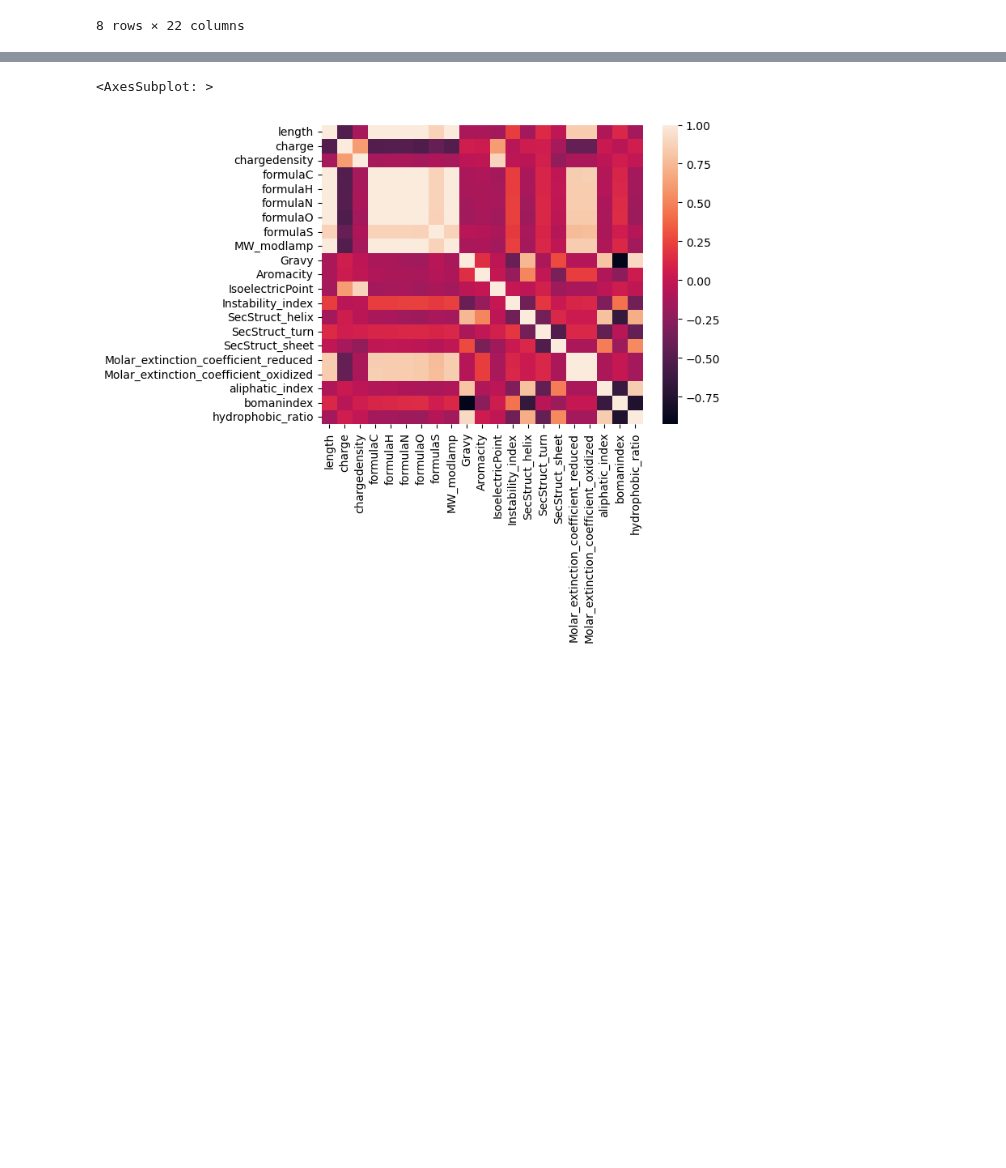
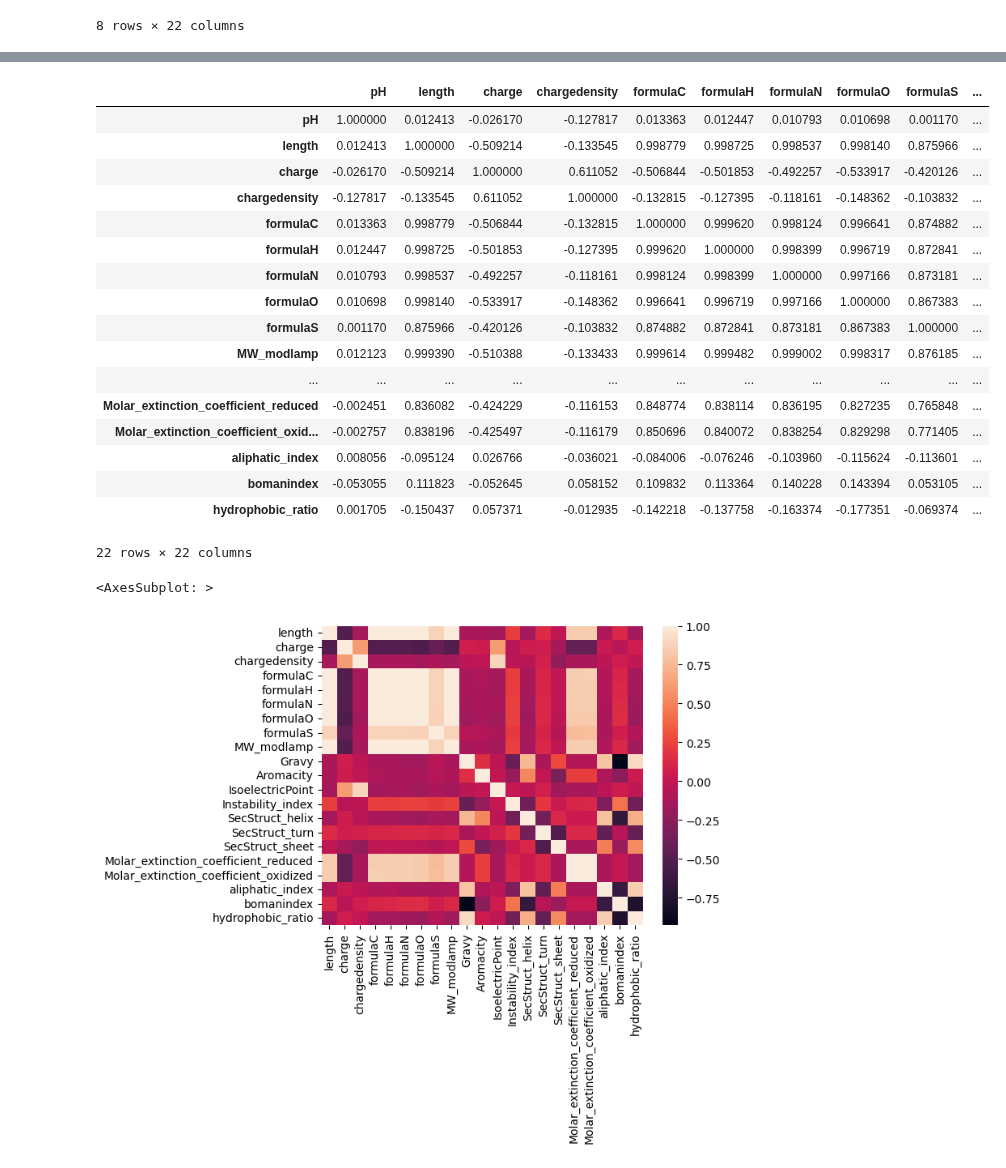
Before and after one commit to Sonia42882/SIB_v1, a Jupyter notebook: kag/Notebook1.ipynb, the cells around one changed output, grey strips where cells are left out. Cells and saved outputs as stored; diff of their text form; code cells hidden in the pictures; blank space fills up the shorter version.

```diff
--- a/kag/Notebook1.ipynb
+++ b/kag/Notebook1.ipynb
@@ -308 +314,28 @@ AttributeError: 'numpy.ndarray' object has no attribute 'describe'
+# %%
+#correlação entre variáveis ---- aqui não inclui o Y (faz-se depois?)!!
+corr_matrix = data_scale_X.corr()
+#corr_matrix
+
+#transformar em pandas dataframe (mais facil visualizaçao)
+corr_dataframe = pd.DataFrame(corr_matrix)
+corr_dataframe
+# %% [output]
+|  | pH | length | charge | chargedensity | formulaC | formulaH | formulaN | formulaO | formulaS | ... |
+| pH | 1.000000 | 0.012413 | -0.026170 | -0.127817 | 0.013363 | 0.012447 | 0.010793 | 0.010698 | 0.001170 | ... |
+| length | 0.012413 | 1.000000 | -0.509214 | -0.133545 | 0.998779 | 0.998725 | 0.998537 | 0.998140 | 0.875966 | ... |
+| charge | -0.026170 | -0.509214 | 1.000000 | 0.611052 | -0.506844 | -0.501853 | -0.492257 | -0.533917 | -0.420126 | ... |
+| chargedensity | -0.127817 | -0.133545 | 0.611052 | 1.000000 | -0.132815 | -0.127395 | -0.118161 | -0.148362 | -0.103832 | ... |
+| formulaC | 0.013363 | 0.998779 | -0.506844 | -0.132815 | 1.000000 | 0.999620 | 0.998124 | 0.996641 | 0.874882 | ... |
+| formulaH | 0.012447 | 0.998725 | -0.501853 | -0.127395 | 0.999620 | 1.000000 | 0.998399 | 0.996719 | 0.872841 | ... |
+| formulaN | 0.010793 | 0.998537 | -0.492257 | -0.118161 | 0.998124 | 0.998399 | 1.000000 | 0.997166 | 0.873181 | ... |
+| formulaO | 0.010698 | 0.998140 | -0.533917 | -0.148362 | 0.996641 | 0.996719 | 0.997166 | 1.000000 | 0.867383 | ... |
+| formulaS | 0.001170 | 0.875966 | -0.420126 | -0.103832 | 0.874882 | 0.872841 | 0.873181 | 0.867383 | 1.000000 | ... |
+| MW_modlamp | 0.012123 | 0.999390 | -0.510388 | -0.133433 | 0.999614 | 0.999482 | 0.999002 | 0.998317 | 0.876185 | ... |
+| ... | ... | ... | ... | ... | ... | ... | ... | ... | ... | ... |
+| Molar_extinction_coefficient_reduced | -0.002451 | 0.836082 | -0.424229 | -0.116153 | 0.848774 | 0.838114 | 0.836195 | 0.827235 | 0.765848 | ... |
+| Molar_extinction_coefficient_oxid... | -0.002757 | 0.838196 | -0.425497 | -0.116179 | 0.850696 | 0.840072 | 0.838254 | 0.829298 | 0.771405 | ... |
+| aliphatic_index | 0.008056 | -0.095124 | 0.026766 | -0.036021 | -0.084006 | -0.076246 | -0.103960 | -0.115624 | -0.113601 | ... |
+| bomanindex | -0.053055 | 0.111823 | -0.052645 | 0.058152 | 0.109832 | 0.113364 | 0.140228 | 0.143394 | 0.053105 | ... |
+| hydrophobic_ratio | 0.001705 | -0.150437 | 0.057371 | -0.012935 | -0.142218 | -0.137758 | -0.163374 | -0.177351 | -0.069374 | ... |
+22 rows × 22 columns
 # %%
```
Also changed, not shown: parts of 17 cells of this notebook.
